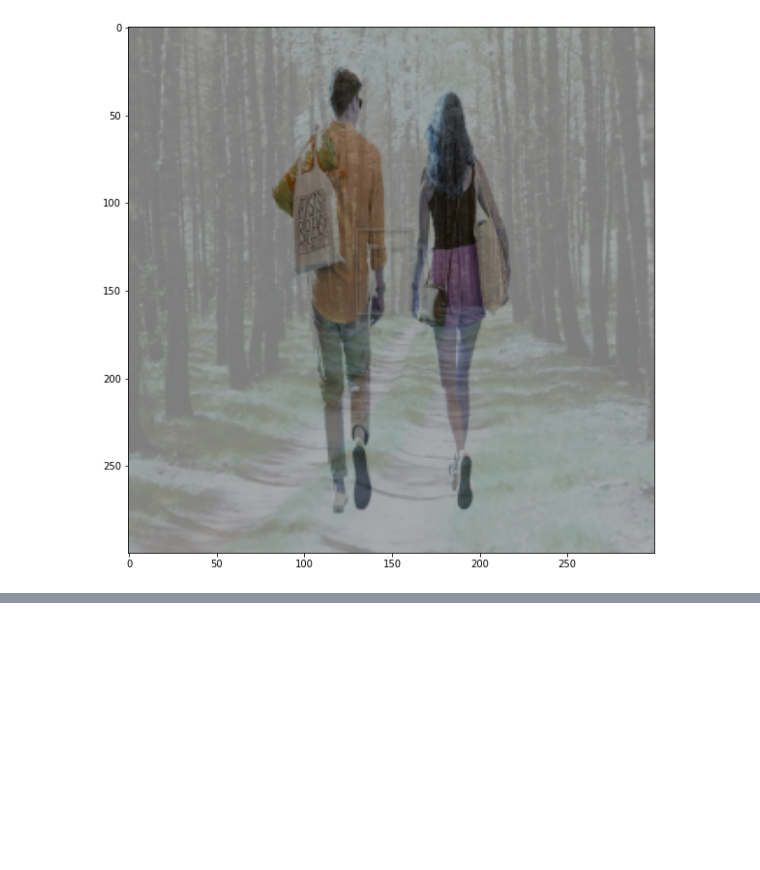
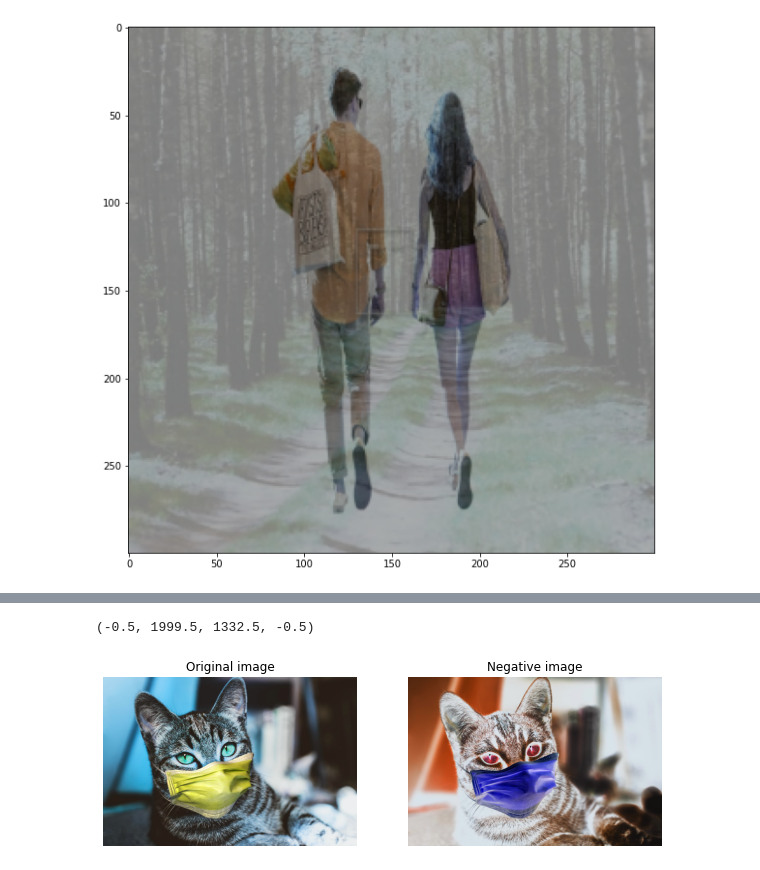
Before and after one commit to CarlosTheran/Mat4906-ML, a Jupyter notebook: image_data_analysis.ipynb, the cells around one changed output, grey strips where cells are left out. Cells and saved outputs as stored; diff of their text form; code cells hidden in the pictures; blank space fills up the shorter version.

```diff
--- a/image_data_analysis.ipynb
+++ b/image_data_analysis.ipynb
@@ -52,0 +60,15 @@ plt.imshow(dst)
+# %%
+img_cat = cv2.imread("D:/class-fall2021-FAMU/MAT4906/Mat4906-ML/cat.jpg")
+negative = 255 - img_cat
+plt.figure(figsize=(10,10))
+plt.subplot(121)
+plt.imshow(img_cat)
+plt.gca().set_title('Original image')
+plt.axis('off')
+plt.subplot(122)
+plt.imshow(negative)
+plt.gca().set_title('Negative image')
+plt.axis('off')
+# %% [output]
+(-0.5, 1999.5, 1332.5, -0.5)
+[figure, added]
```
Also changed, not shown: parts of 7 cells of this notebook.
